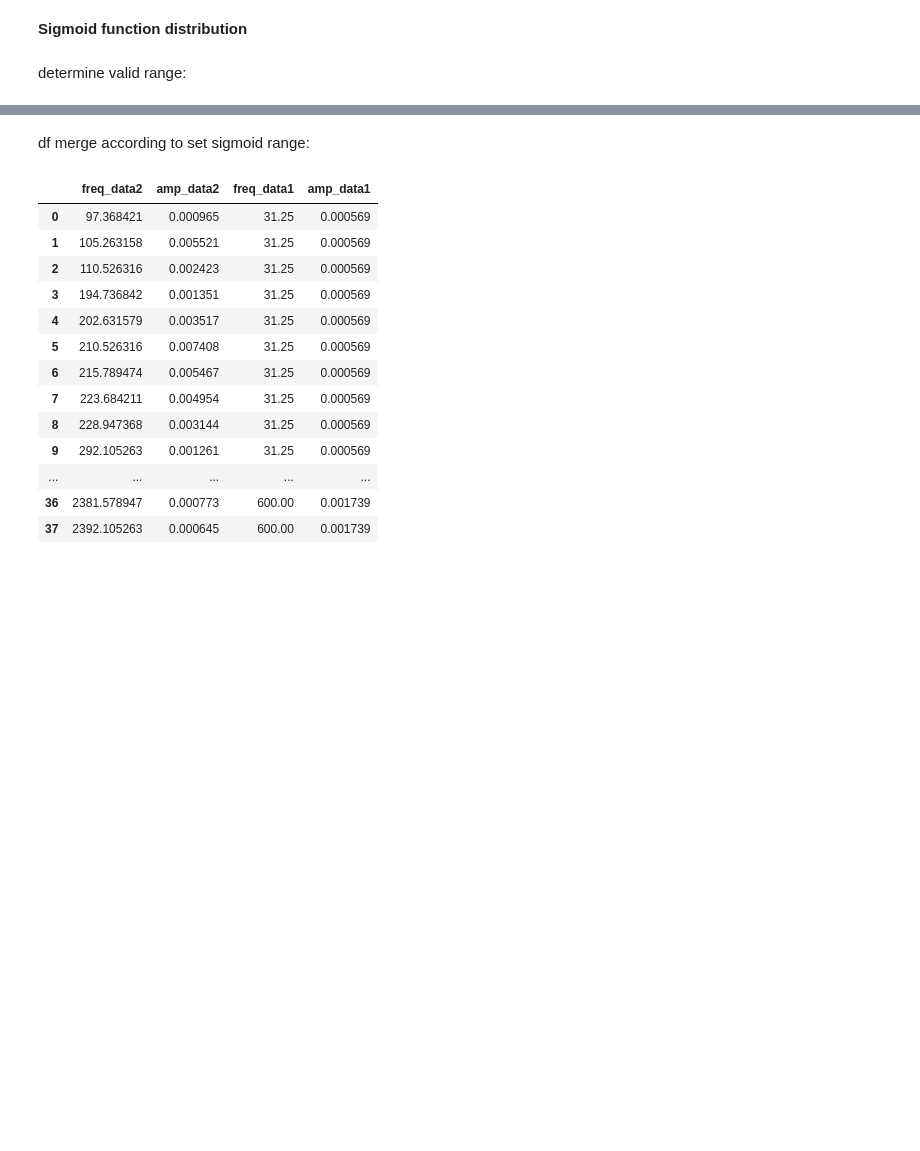
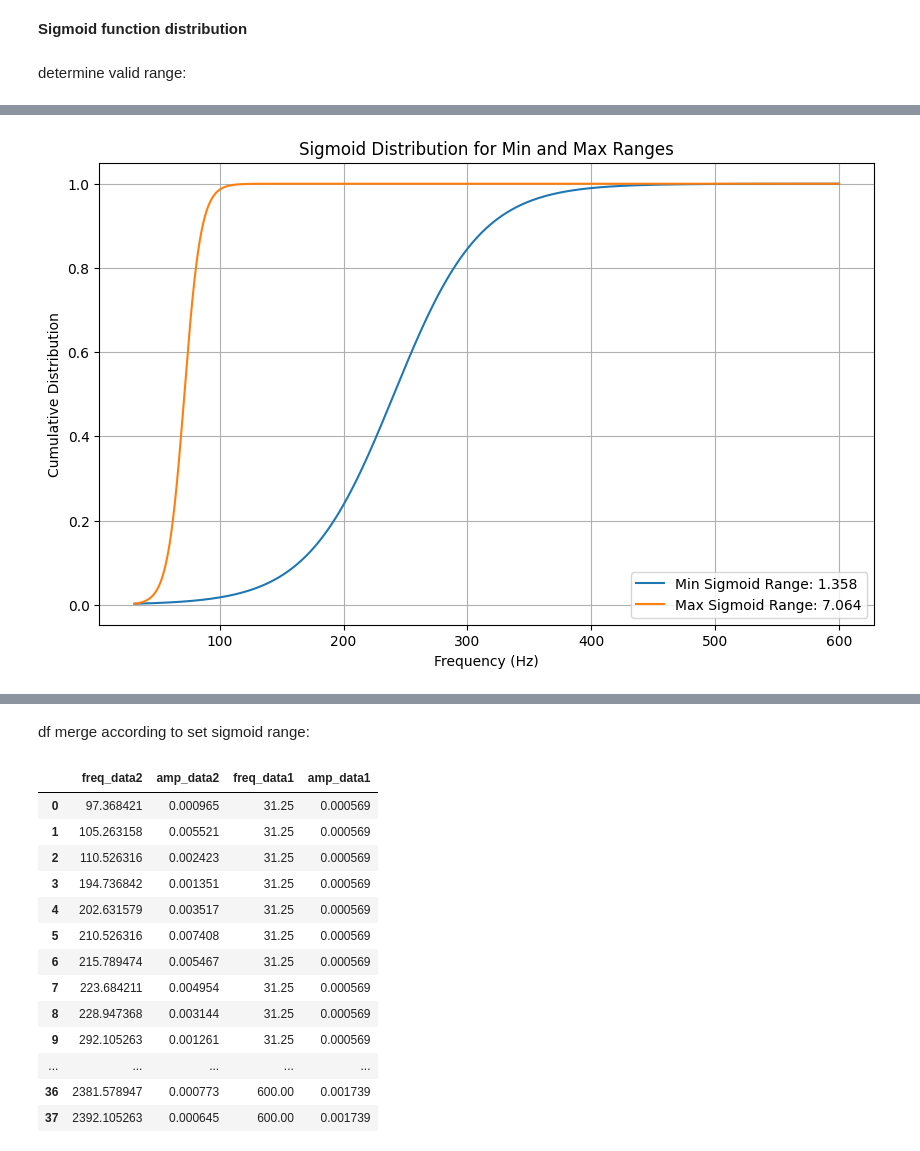
Before and after one commit to egorpol/audiospylt, a Jupyter notebook: 2df_merge.ipynb, the cells around one changed output, grey strips where cells are left out. Cells and saved outputs as stored; diff of their text form; code cells hidden in the pictures; blank space fills up the shorter version.

```diff
--- a/2df_merge.ipynb
+++ b/2df_merge.ipynb
@@ -273,42 +274,72 @@ display(result_cumuldist)
 # %% [markdown]
 determine valid range:
 # %%
-import pandas as pd
-import numpy as np
 from scipy.special import expit
 
-def sigmoid_spread(df_sigmoid_less, df_sigmoid_more, sigmoid_range):
-    # Generate a sigmoid distribution for df_sigmoid_more
-    num_bins_df_sigmoid_more = df_sigmoid_more.shape[0]
-    sigmoid_bins_df_sigmoid_more = np.linspace(-6, 6, num_bins_df_sigmoid_more)
-    sigmoid_distribution_df_sigmoid_more = expit(sigmoid_bins_df_sigmoid_more)
+def sigmoid_spread(df_less, df_more, sigmoid_range):
+    """Distribute values from df_less into df_more based on a specified sigmoid range."""
+    # Generate sigmoid distributions for df_less and df_more
+    sigmoid_dist_more = expit(np.linspace(-6, 6, df_more.shape[0]))
+    sigmoid_dist_less = expit(np.linspace(-sigmoid_range, sigmoid_range, df_less.shape[0]))
 
-    # Generate a sigmoid distribution for df_sigmoid_less
-    num_bins_df_sigmoid_less = df_sigmoid_less.shape[0]
-    sigmoid_bins_df_sigmoid_less = np.linspace(-sigmoid_range, sigmoid_range, num_bins_df_sigmoid_less)
-    sigmoid_distribution_df_sigmoid_less = expit(sigmoid_bins_df_sigmoid_less)
+    # Map bins to df_less values
+    bins_to_values = dict(zip(sigmoid_dist_less, df_less['freq_data_less'].values))
 
-    # Create a mapping from bins to df_sigmoid_less values
-    df_sigmoid_less_bins_to_values = {bin: value for bin, value in zip(sigmoid_distribution_df_sigmoid_less, df_sigmoid_less['freq_data_less'].values)}
+    # For each value in sigmoid_dist_more, find the closest bin in sigmoid_dist_less
+    df_more_values = [bins_to_values[min(bins_to_values.keys(), key=lambda bin: abs(bin - value))] for value in sigmoid_dist_more]
 
-    # For each value in sigmoid_distribution_df_sigmoid_more, find the closest bin in sigmoid_distribution_df_sigmoid_less and get the corresponding df_sigmoid_less value
-    df_sigmoid_more_values = [df_sigmoid_less_bins_to_values[min(df_sigmoid_less_bins_to_values.keys(), key=lambda bin: abs(bin - value))] for value in sigmoid_distribution_df_sigmoid_more]
+    return set(df_less['freq_data_less'].values) <= set(df_more_values)
 
-    # Return True if all df_sigmoid_less values are present in the resulting df_sigmoid_more, and False otherwise
-    return set(df_sigmoid_less['freq_data_less'].values) <= set(df_sigmoid_more_values)
+# Determine which DataFrame has fewer rows and rename columns
+if len(df1) < len(df2):
+    df_sigmoid_less, df_sigmoid_more = df1.copy(), df2.copy()
+    df_sigmoid_less.columns, df_sigmoid_more.columns = ['freq_data_less', 'amp_data_less'], ['freq_data_more', 'amp_data_more']
+else:
+    df_sigmoid_less, df_sigmoid_more = df2.copy(), df1.copy()
+    df_sigmoid_less.columns, df_sigmoid_more.columns = ['freq_data_less', 'amp_data_less'], ['freq_data_more', 'amp_data_more']
 
-# Determine which DataFrame has fewer rows
-df_sigmoid_less, df_sigmoid_more = (df1.copy(), df2.copy()) if len(df1) < len(df2) else (df2.copy(), df1.copy())
+# Test sigmoid_range values to find the valid range
+sigmoid_range_values = np.linspace(0.01, 100, 100000)
+valid_ranges = []
 
-# Rename columns for clarity
-df_sigmoid_less.columns = ['freq_data_less', 'amp_data_less']
-df_sigmoid_more.columns = ['freq_data_more', 'amp_data_more']
+min_found, max_found = False, False
 
-# Test different sigmoid_range values to find the range that ensures all df_sigmoid_less values are present in df_sigmoid_more
-sigmoid_range_values = np.linspace(0.01, 100, 10000)
-valid_sigmoid_ranges = [sigmoid_range for sigmoid_range in sigmoid_range_values if sigmoid_spread(df_sigmoid_less, df_sigmoid_more.copy(), sigmoid_range)]
+for sigmoid_range in sigmoid_range_values:
+    is_valid = sigmoid_spread(df_sigmoid_less, df_sigmoid_more.copy(), sigmoid_range)
+    if is_valid:
+        valid_ranges.append(sigmoid_range)
 
-# The min and max values for sigmoid_range
-sigmoid_range = [min(valid_sigmoid_ranges), max(valid_sigmoid_ranges)]
-print("Sigmoid range:", sigmoid_range)
+        # Check for early stopping conditions
+        if not min_found:
+            min_valid_range = sigmoid_range
+            min_found = True
+        max_valid_range = sigmoid_range
+        max_found = True
+    elif min_found and max_found:  # We found an invalid range after finding the valid range
+        break
+
+print("Sigmoid range: [{:.3f}, {:.3f}]".format(min_valid_range, max_valid_range))
+
+# Get min and max frequency values from df_sigmoid_less
+min_freq = df_sigmoid_less['freq_data_less'].min()
+max_freq = df_sigmoid_less['freq_data_less'].max()
+
+# Generate a sigmoid distribution for the min and max ranges
+num_bins = 1000  # Set this to the number of bins you want for your plot
+sigmoid_bins = np.linspace(min_freq, max_freq, num_bins)
+
+# Calculate the sigmoid distributions for the computed min and max ranges
+min_sigmoid_distribution = expit((sigmoid_bins - min_freq) / (max_freq - min_freq) * 12 * min_valid_range - 6)
+max_sigmoid_distribution = expit((sigmoid_bins - min_freq) / (max_freq - min_freq) * 12 * max_valid_range - 6)
+
+# Plot the distributions
+plt.figure(figsize=(10, 6))
+plt.plot(sigmoid_bins, min_sigmoid_distribution, label=f'Min Sigmoid Range: {min_valid_range:.3f}')
+plt.plot(sigmoid_bins, max_sigmoid_distribution, label=f'Max Sigmoid Range: {max_valid_range:.3f}')
+plt.title('Sigmoid Distribution for Min and Max Ranges')
+plt.xlabel('Frequency (Hz)')
+plt.ylabel('Cumulative Distribution')
+plt.legend()
+plt.grid()
+plt.show()
 # %% [output]
@@ -315,0 +347 @@ Sigmoid range: [1.36, 7.06]
+[figure, added]
```
Also changed, not shown: parts of 12 cells of this notebook, 2 other files.
